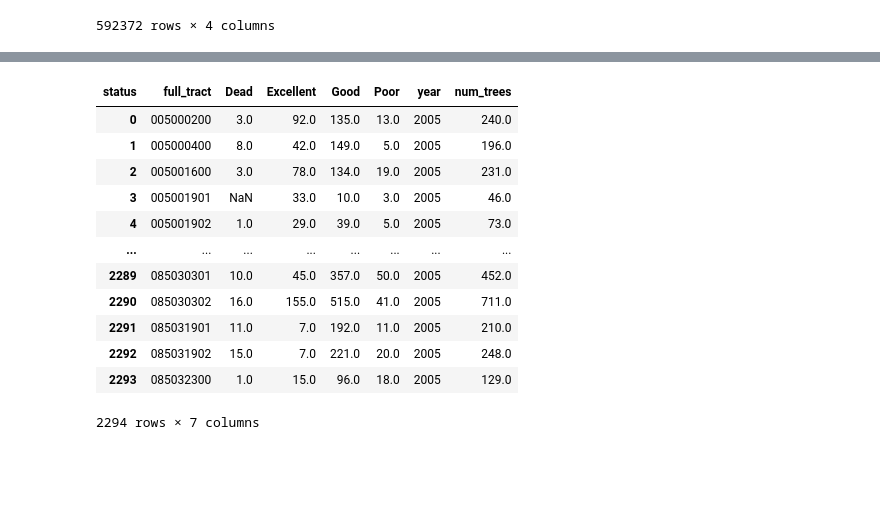
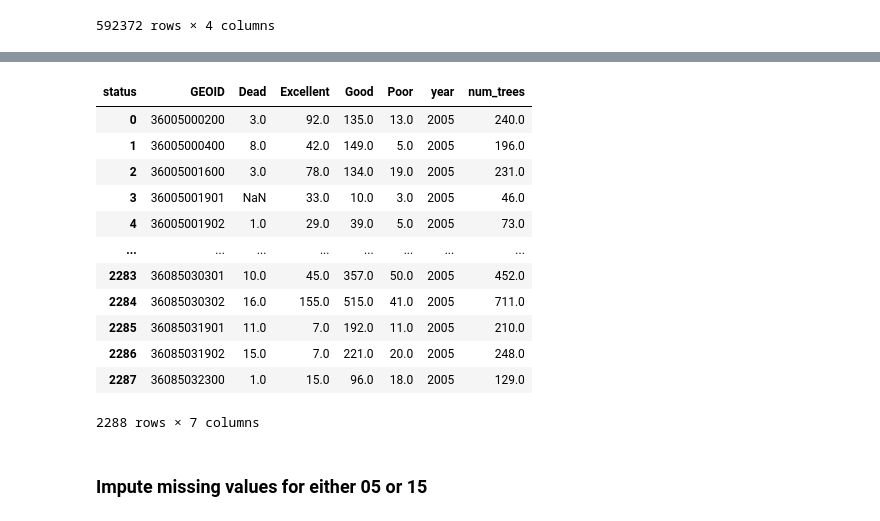
Before and after one commit to khyateed/forecasting-gentrification-nyc, a Jupyter notebook: tree_census_data.ipynb, the cells around one changed output, grey strips where cells are left out. Saved outputs shown, nothing was run; the diff lists cells and outputs as text; code cells hidden in the pictures; blank space fills up the shorter version.

```diff
--- a/tree_census_data.ipynb
+++ b/tree_census_data.ipynb
@@ -149,11 +121,10 @@ geo_df["latitude"] = coords_df["latitude"]
 geo_df["longitude"] = coords_df["longitude"]
 
 # Perform a spatial join to match points to census tracts
-ct_lookup = gpd.sjoin(geo_df, tracts, how='left', predicate="within")[["latitude", "longitude", "CT2020"]]
+ct_lookup = gpd.sjoin(geo_df, tracts, how='left', predicate="within")[["latitude", "longitude", "GEOID"]]
 
 # merge our lats/longs with the lookup table we created
 df_ct = df.merge(ct_lookup, left_on=["latitude", "longitude"], right_on=["latitude", "longitude"])
-df_ct.rename(columns={"CT2020":"Tract"}, inplace=True)
 df_ct.drop(['latitude','longitude'], axis=1, inplace=True)
 df_ct
 # %% [output]
@@ -172,15 +143 @@ df_ct
 592372 rows × 3 columns
-# %%
-### encode the counties
-df_ct['boroname'] = df_ct['boroname'].astype(str)
-
-conditions = [df_ct['boroname'].str.contains("Bronx"),
-             df_ct['boroname'].str.contains("Manhattan"),
-             df_ct['boroname'].str.contains("Brooklyn"),
-             df_ct['boroname'].str.contains("Queens"),
-             df_ct['boroname'].str.contains("5")]
-choices = ['005','061','047','081','085']
-
-df_ct['county'] = np.select(conditions, choices, -1)
-df_ct['full_tract'] = df_ct.county + df_ct['Tract']
-df_ct
@@ -201,21 +144,23 @@ df_ct
 # %%
-df_health = df_ct.groupby(['full_tract','status'])['boroname'].count().rename('count').reset_index()
-df_05 = df_health.pivot_table(index='full_tract',columns='status',values='count').reset_index()
+df_health = df_ct.groupby(['GEOID','status'])['boroname'].count().rename('count').reset_index()
+df_05 = df_health.pivot_table(index='GEOID',columns='status',values='count').reset_index()
 df_05['year']='2005'
 df_05['num_trees'] = df_05['Excellent'].fillna(0)+ df_05['Good'].fillna(0)+ df_05['Poor'].fillna(0)
 df_05
 # %% [output]
-| status | full_tract | Dead | Excellent | Good | Poor | year | num_trees |
-| 0 | 005000200 | 3.0 | 92.0 | 135.0 | 13.0 | 2005 | 240.0 |
-| 1 | 005000400 | 8.0 | 42.0 | 149.0 | 5.0 | 2005 | 196.0 |
-| 2 | 005001600 | 3.0 | 78.0 | 134.0 | 19.0 | 2005 | 231.0 |
-| 3 | 005001901 | NaN | 33.0 | 10.0 | 3.0 | 2005 | 46.0 |
-| 4 | 005001902 | 1.0 | 29.0 | 39.0 | 5.0 | 2005 | 73.0 |
+| status | GEOID | Dead | Excellent | Good | Poor | year | num_trees |
+| 0 | 36005000200 | 3.0 | 92.0 | 135.0 | 13.0 | 2005 | 240.0 |
+| 1 | 36005000400 | 8.0 | 42.0 | 149.0 | 5.0 | 2005 | 196.0 |
+| 2 | 36005001600 | 3.0 | 78.0 | 134.0 | 19.0 | 2005 | 231.0 |
+| 3 | 36005001901 | NaN | 33.0 | 10.0 | 3.0 | 2005 | 46.0 |
+| 4 | 36005001902 | 1.0 | 29.0 | 39.0 | 5.0 | 2005 | 73.0 |
 | ... | ... | ... | ... | ... | ... | ... | ... |
-| 2289 | 085030301 | 10.0 | 45.0 | 357.0 | 50.0 | 2005 | 452.0 |
-| 2290 | 085030302 | 16.0 | 155.0 | 515.0 | 41.0 | 2005 | 711.0 |
-| 2291 | 085031901 | 11.0 | 7.0 | 192.0 | 11.0 | 2005 | 210.0 |
-| 2292 | 085031902 | 15.0 | 7.0 | 221.0 | 20.0 | 2005 | 248.0 |
-| 2293 | 085032300 | 1.0 | 15.0 | 96.0 | 18.0 | 2005 | 129.0 |
+| 2283 | 36085030301 | 10.0 | 45.0 | 357.0 | 50.0 | 2005 | 452.0 |
+| 2284 | 36085030302 | 16.0 | 155.0 | 515.0 | 41.0 | 2005 | 711.0 |
+| 2285 | 36085031901 | 11.0 | 7.0 | 192.0 | 11.0 | 2005 | 210.0 |
+| 2286 | 36085031902 | 15.0 | 7.0 | 221.0 | 20.0 | 2005 | 248.0 |
+| 2287 | 36085032300 | 1.0 | 15.0 | 96.0 | 18.0 | 2005 | 129.0 |
-2294 rows × 7 columns
+2288 rows × 7 columns
+# %% [markdown]
+### Impute missing values for either 05 or 15
 # %%
```
Also changed, not shown: parts of 13 cells of this notebook.
